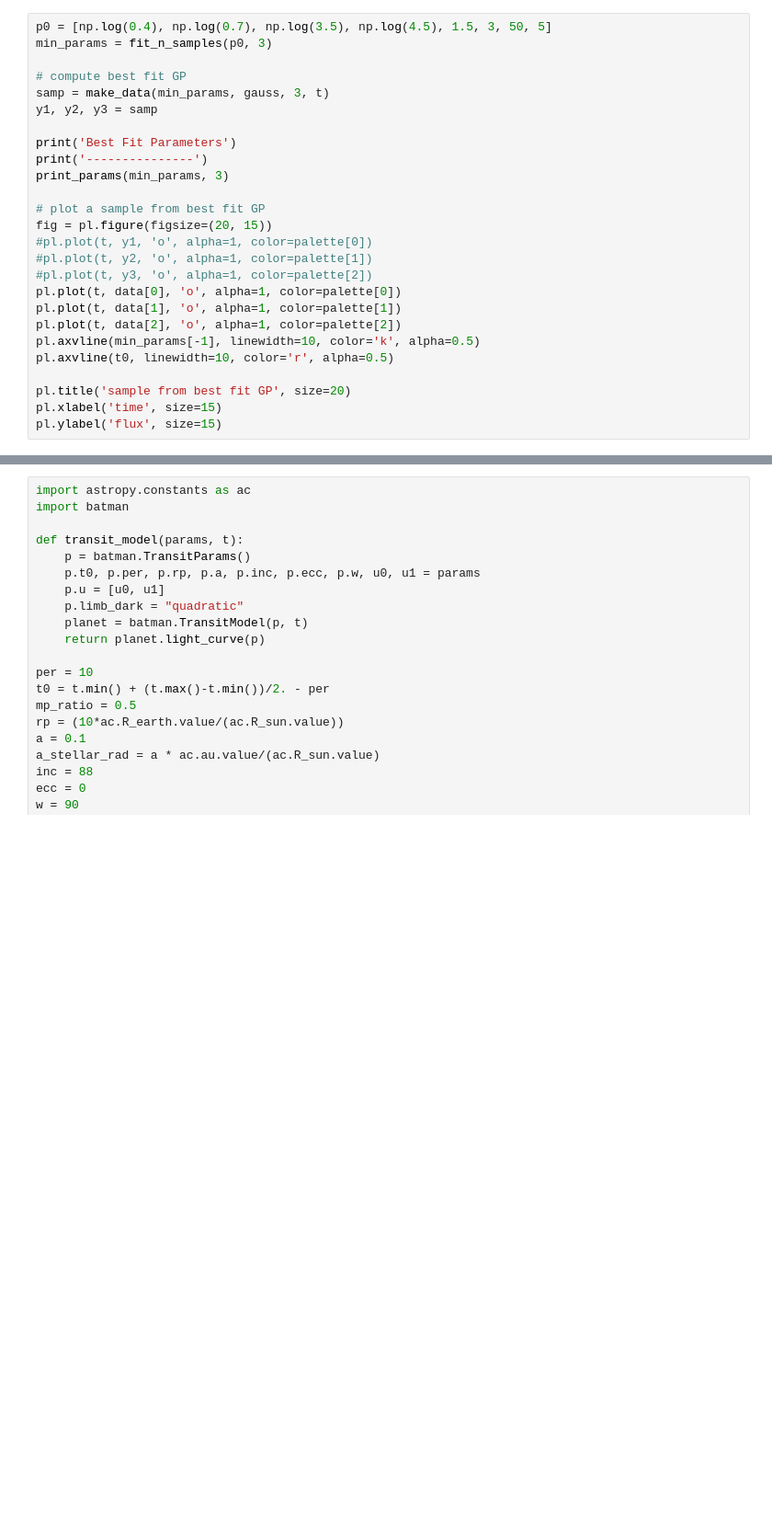
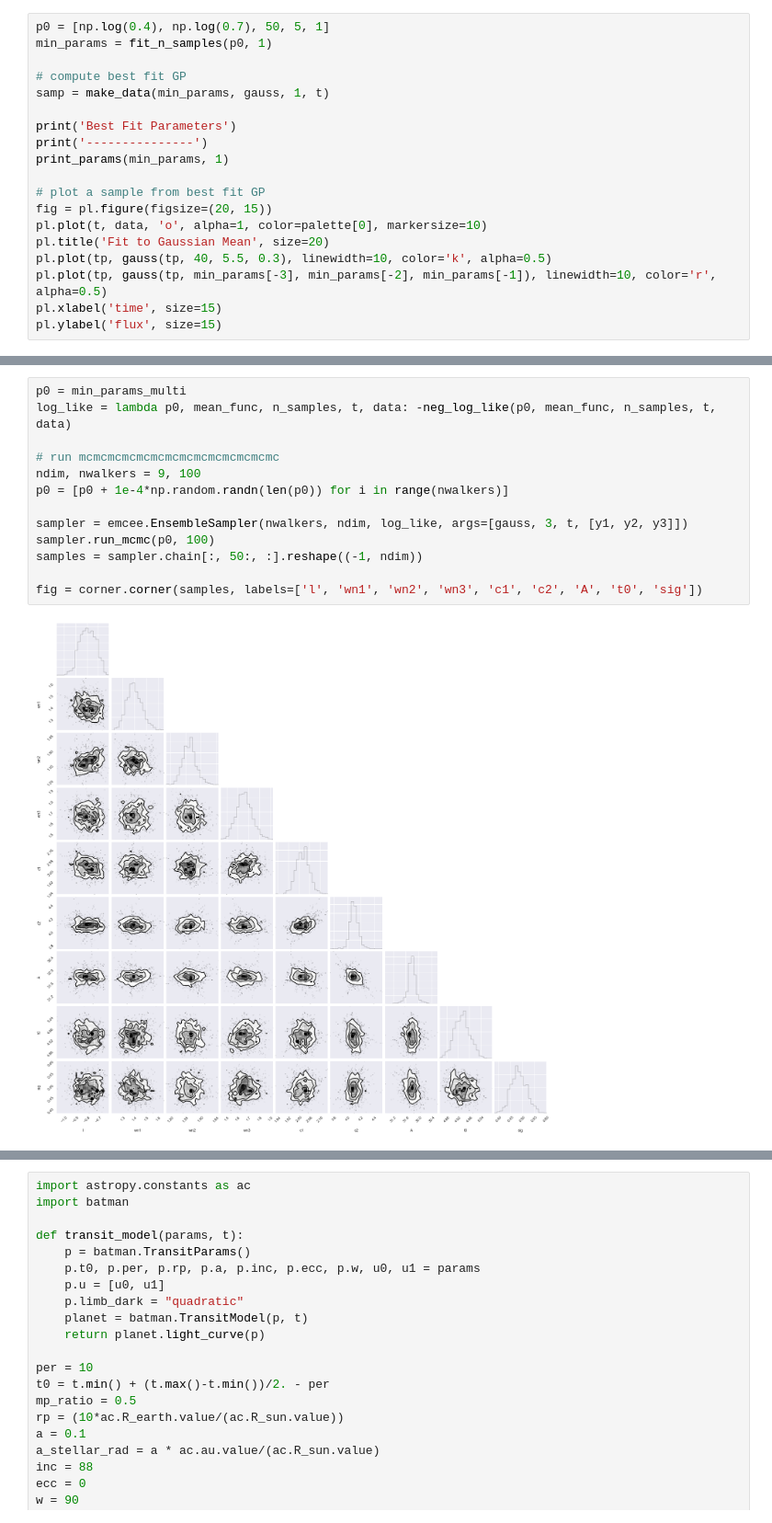
Before and after one commit to tagordon/gp2d, a Jupyter notebook: My GP Implementation.ipynb, the cells around one changed output, grey strips where cells are left out. Shown at 92% size. Cells and saved outputs as stored; diff of their text form; blank space fills up the shorter version.

Commit message:
added mcmc

```diff
--- a/My GP Implementation.ipynb
+++ b/My GP Implementation.ipynb
@@ -120,26 +211,19 @@ scale factor:  [1 2 4]
 # %%
-p0 = [np.log(0.4), np.log(0.7), np.log(3.5), np.log(4.5), 1.5, 3, 50, 5]
-min_params = fit_n_samples(p0, 3)
+p0 = [np.log(0.4), np.log(0.7), 50, 5, 1]
+min_params = fit_n_samples(p0, 1)
 
 # compute best fit GP
-samp = make_data(min_params, gauss, 3, t)
-y1, y2, y3 = samp
+samp = make_data(min_params, gauss, 1, t)
 
 print('Best Fit Parameters')
 print('---------------')
-print_params(min_params, 3)
+print_params(min_params, 1)
 
 # plot a sample from best fit GP
 fig = pl.figure(figsize=(20, 15))
-#pl.plot(t, y1, 'o', alpha=1, color=palette[0])
-#pl.plot(t, y2, 'o', alpha=1, color=palette[1])
-#pl.plot(t, y3, 'o', alpha=1, color=palette[2])
-pl.plot(t, data[0], 'o', alpha=1, color=palette[0])
-pl.plot(t, data[1], 'o', alpha=1, color=palette[1])
-pl.plot(t, data[2], 'o', alpha=1, color=palette[2])
-pl.axvline(min_params[-1], linewidth=10, color='k', alpha=0.5)
-pl.axvline(t0, linewidth=10, color='r', alpha=0.5)
-
-pl.title('sample from best fit GP', size=20)
+pl.plot(t, data, 'o', alpha=1, color=palette[0], markersize=10)
+pl.title('Fit to Gaussian Mean', size=20)
+pl.plot(tp, gauss(tp, 40, 5.5, 0.3), linewidth=10, color='k', alpha=0.5)
+pl.plot(tp, gauss(tp, min_params[-3], min_params[-2], min_params[-1]), linewidth=10, color='r', alpha=0.5)
 pl.xlabel('time', size=15)
 pl.ylabel('flux', size=15)
@@ -181,0 +230,15 @@ pl.ylabel('flux', size=15)
+# %%
+p0 = min_params_multi
+log_like = lambda p0, mean_func, n_samples, t, data: -neg_log_like(p0, mean_func, n_samples, t, data)
+
+# run mcmcmcmcmcmcmcmcmcmcmcmcmcmc
+ndim, nwalkers = 9, 100
+p0 = [p0 + 1e-4*np.random.randn(len(p0)) for i in range(nwalkers)]
+
+sampler = emcee.EnsembleSampler(nwalkers, ndim, log_like, args=[gauss, 3, t, [y1, y2, y3]])
+sampler.run_mcmc(p0, 100)
+samples = sampler.chain[:, 50:, :].reshape((-1, ndim))
+
+fig = corner.corner(samples, labels=['l', 'wn1', 'wn2', 'wn3', 'c1', 'c2', 'A', 't0', 'sig'])
+# %% [output]
+[figure, added]
```
Also changed, not shown: parts of 10 cells of this notebook.
